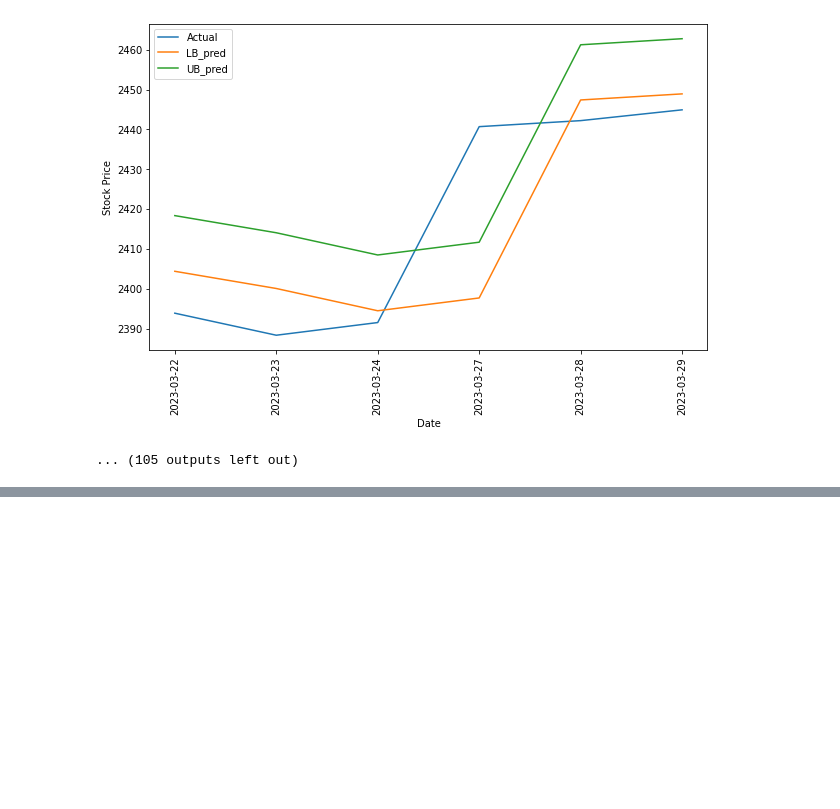
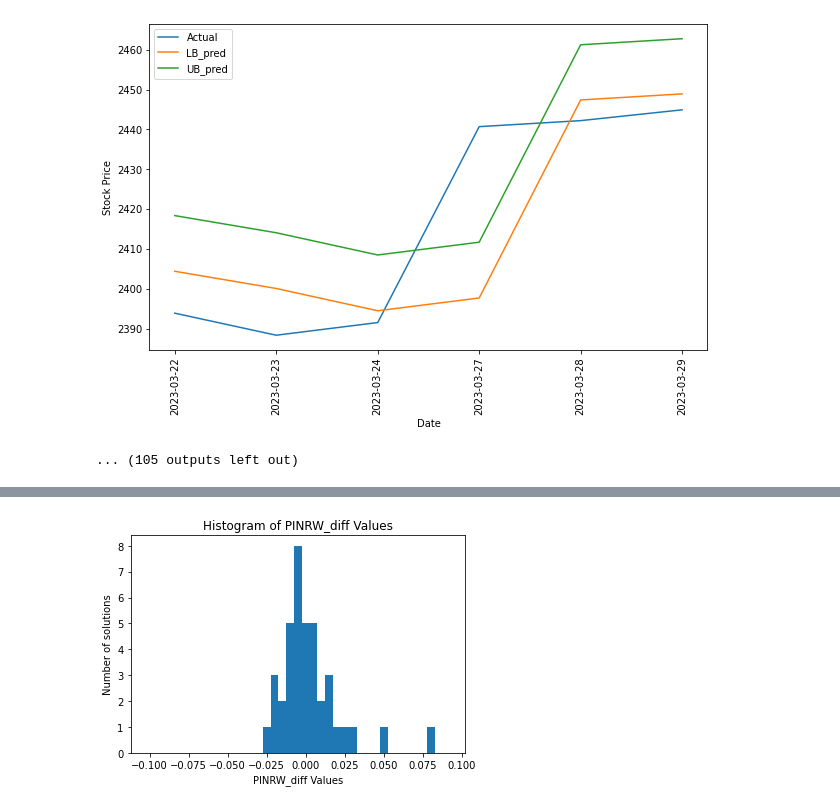
Before and after one commit to alexandrgsv/stock_prediction_models, a Jupyter notebook: _MMVB_nsga_ii_ub_lb_ipynb_weights_ipynb__.ipynb, the cells around one changed output, grey strips where cells are left out. Cells and saved outputs as stored; diff of their text form; code cells hidden in the pictures; blank space fills up the shorter version.

```diff
--- a/_MMVB_nsga_ii_ub_lb_ipynb_weights_ipynb__.ipynb
+++ b/_MMVB_nsga_ii_ub_lb_ipynb_weights_ipynb__.ipynb
@@ -381,0 +388,14 @@ metrics_df.to_csv('metrics.csv')
+# %%
+pinrw_diff_values = F[:, 1] - PINRW_test
+
+# Создаем гистограмму
+plt.hist(pinrw_diff_values, bins=np.arange(-0.1, 0.1, 0.005), align='left')
+
+plt.xlabel('PINRW_diff Values')
+plt.ylabel('Number of solutions')
+plt.title('Histogram of PINRW_diff Values')
+
+# Отображаем гистограмму
+plt.show()
+# %% [output]
+[figure, added]
```
Also changed, not shown: parts of 7 cells of this notebook.
